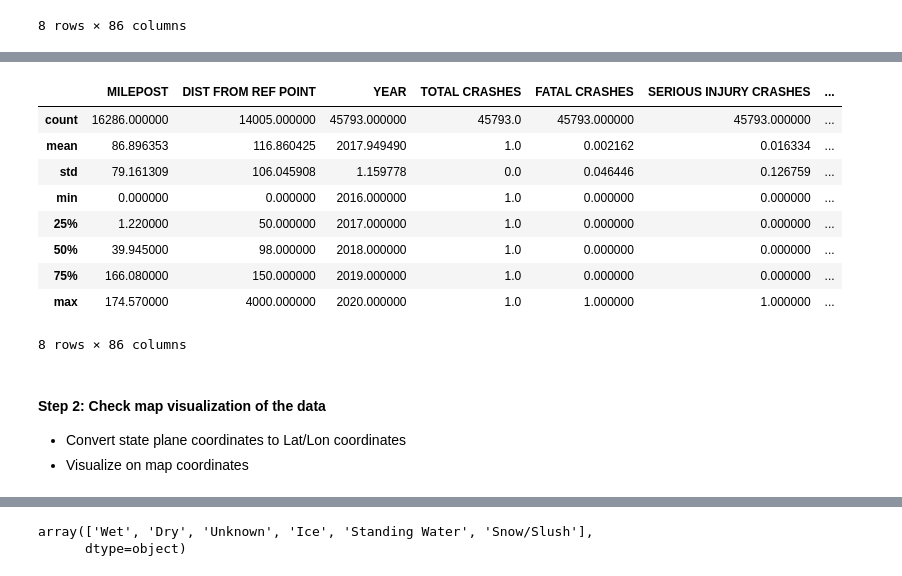
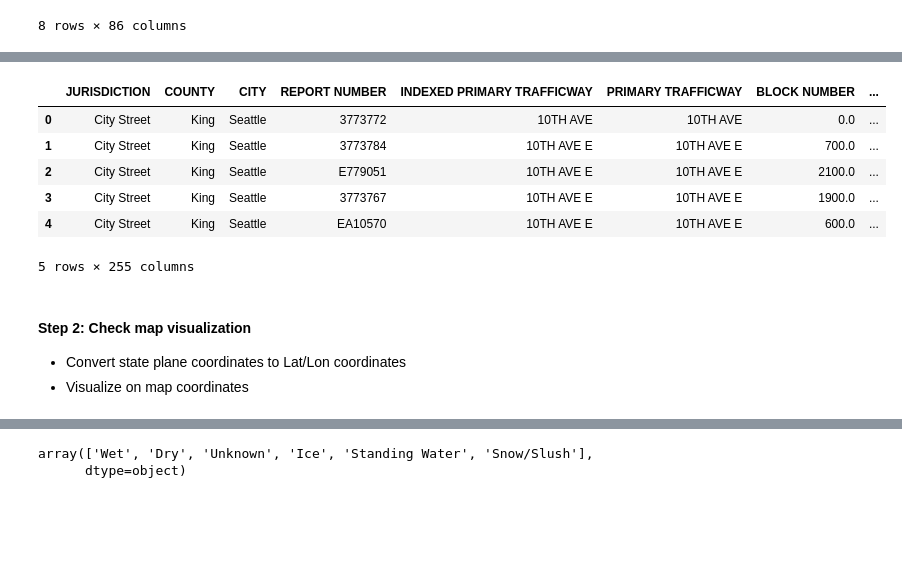
Before and after one commit to emi90/bike-index, a Jupyter notebook: Crash-Data-Prep.ipynb, the cells around one changed output, grey strips where cells are left out. Cells and saved outputs as stored; diff of their text form; code cells hidden in the pictures; blank space fills up the shorter version.

Commit message:
updated crash data

```diff
--- a/Crash-Data-Prep.ipynb
+++ b/Crash-Data-Prep.ipynb
@@ -71,13 +68,0 @@ df = crash_data.loc[crash_data['CITY'] == 'Seattle']
-# %%
-df.describe()
-# %% [output]
-|  | MILEPOST | DIST FROM REF POINT | YEAR | TOTAL CRASHES | FATAL CRASHES | SERIOUS INJURY CRASHES | ... |
-| count | 16286.000000 | 14005.000000 | 45793.000000 | 45793.0 | 45793.000000 | 45793.000000 | ... |
-| mean | 86.896353 | 116.860425 | 2017.949490 | 1.0 | 0.002162 | 0.016334 | ... |
-| std | 79.161309 | 106.045908 | 1.159778 | 0.0 | 0.046446 | 0.126759 | ... |
-| min | 0.000000 | 0.000000 | 2016.000000 | 1.0 | 0.000000 | 0.000000 | ... |
-| 25% | 1.220000 | 50.000000 | 2017.000000 | 1.0 | 0.000000 | 0.000000 | ... |
-| 50% | 39.945000 | 98.000000 | 2018.000000 | 1.0 | 0.000000 | 0.000000 | ... |
-| 75% | 166.080000 | 150.000000 | 2019.000000 | 1.0 | 0.000000 | 0.000000 | ... |
-| max | 174.570000 | 4000.000000 | 2020.000000 | 1.0 | 1.000000 | 1.000000 | ... |
-8 rows × 86 columns
@@ -92,8 +69,19 @@ keep_cols = [
 # %%
-df_bike = df.loc[df['TOTAL BICYCLISTS INVOLVED'] > 0]
-df_bike = df_bike[df_bike.columns.intersection(keep_cols)].reset_index(drop = True)
+# Filter to collisions involving bicycles
+
+df_bike = df.loc[df['TOTAL BICYCLISTS INVOLVED'] > 0].reset_index(drop=True)
+
+df_bike.head()
+# %% [output]
+|  | JURISDICTION | COUNTY | CITY | REPORT NUMBER | INDEXED PRIMARY TRAFFICWAY | PRIMARY TRAFFICWAY | BLOCK NUMBER | ... |
+| 0 | City Street | King | Seattle | 3773772 | 10TH AVE | 10TH AVE | 0.0 | ... |
+| 1 | City Street | King | Seattle | 3773784 | 10TH AVE E | 10TH AVE E | 700.0 | ... |
+| 2 | City Street | King | Seattle | E779051 | 10TH AVE E | 10TH AVE E | 2100.0 | ... |
+| 3 | City Street | King | Seattle | 3773767 | 10TH AVE E | 10TH AVE E | 1900.0 | ... |
+| 4 | City Street | King | Seattle | EA10570 | 10TH AVE E | 10TH AVE E | 600.0 | ... |
+5 rows × 255 columns
 # %% [markdown]
-#### Step 2: Check map visualization of the data
+#### Step 2: Check map visualization
 
 - Convert state plane coordinates to Lat/Lon coordinates
 - Visualize on map coordinates
```
Also changed, not shown: parts of 38 cells of this notebook.
